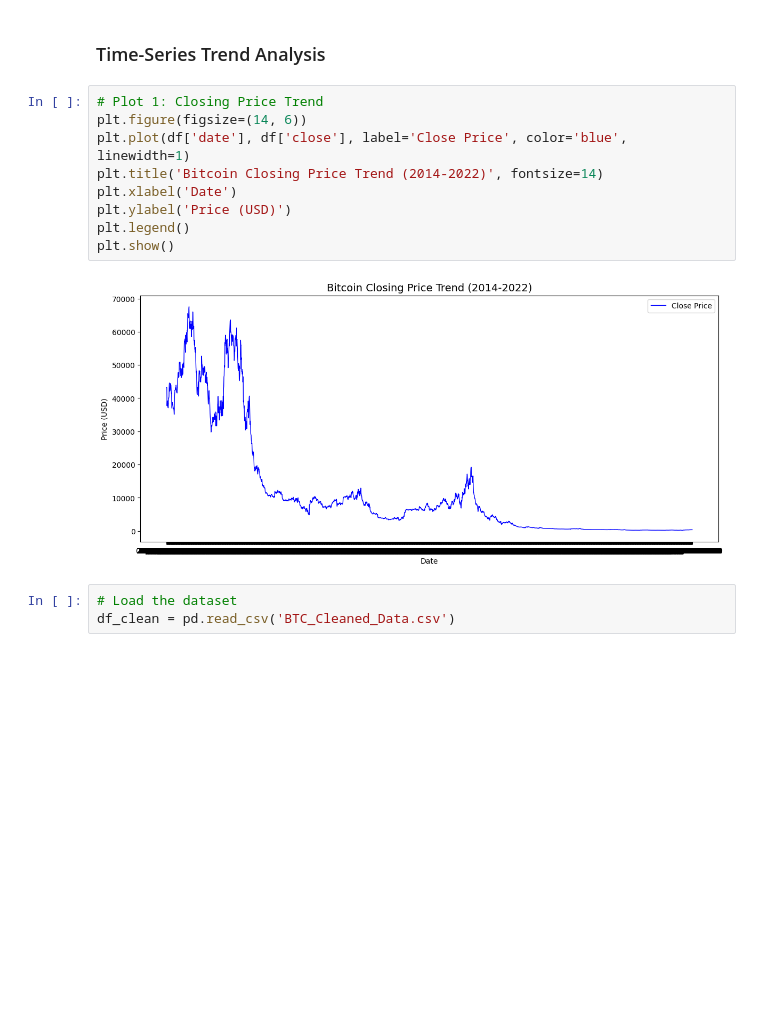
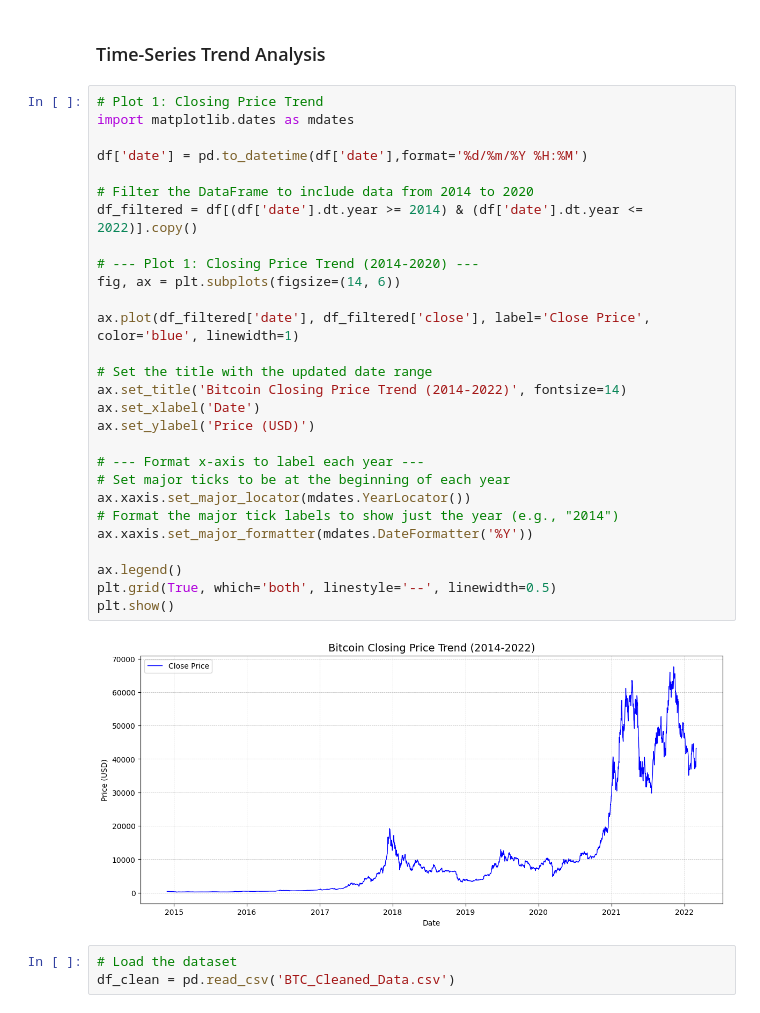
Before and after one commit to ChristinaTUNA/BTC-ANN-Price-Movement-Prediction, a Jupyter notebook: data_exploration_analysis.ipynb, the cells around one changed output. Drawn from its saved outputs; the diff is of its cells as text; blank space fills up the shorter version.

```diff
--- a/data_exploration_analysis.ipynb
+++ b/data_exploration_analysis.ipynb
@@ -73,15 +73,34 @@ max    67547.490000  69000.000000  66250.000000  67559.000000  1.446125e+09
 ### Time-Series Trend Analysis
 # %%
 # Plot 1: Closing Price Trend
-plt.figure(figsize=(14, 6))
-plt.plot(df['date'], df['close'], label='Close Price', color='blue', linewidth=1)
-plt.title('Bitcoin Closing Price Trend (2014-2022)', fontsize=14)
-plt.xlabel('Date')
-plt.ylabel('Price (USD)')
-plt.legend()
+import matplotlib.dates as mdates
+
+df['date'] = pd.to_datetime(df['date'],format='%d/%m/%Y %H:%M')
+
+# Filter the DataFrame to include data from 2014 to 2020
+df_filtered = df[(df['date'].dt.year >= 2014) & (df['date'].dt.year <= 2022)].copy()
+
+# --- Plot 1: Closing Price Trend (2014-2020) ---
+fig, ax = plt.subplots(figsize=(14, 6))
+
+ax.plot(df_filtered['date'], df_filtered['close'], label='Close Price', color='blue', linewidth=1)
+
+# Set the title with the updated date range
+ax.set_title('Bitcoin Closing Price Trend (2014-2022)', fontsize=14)
+ax.set_xlabel('Date')
+ax.set_ylabel('Price (USD)')
+
+# --- Format x-axis to label each year ---
+# Set major ticks to be at the beginning of each year
+ax.xaxis.set_major_locator(mdates.YearLocator())
+# Format the major tick labels to show just the year (e.g., "2014")
+ax.xaxis.set_major_formatter(mdates.DateFormatter('%Y'))
+
+ax.legend()
+plt.grid(True, which='both', linestyle='--', linewidth=0.5)
 plt.show()
 # %% [output]
-[figure, old version]
+[figure, new version]
 # %%
 # Load the dataset
 df_clean = pd.read_csv('BTC_Cleaned_Data.csv')
```
Also changed, not shown: 1 other file.
